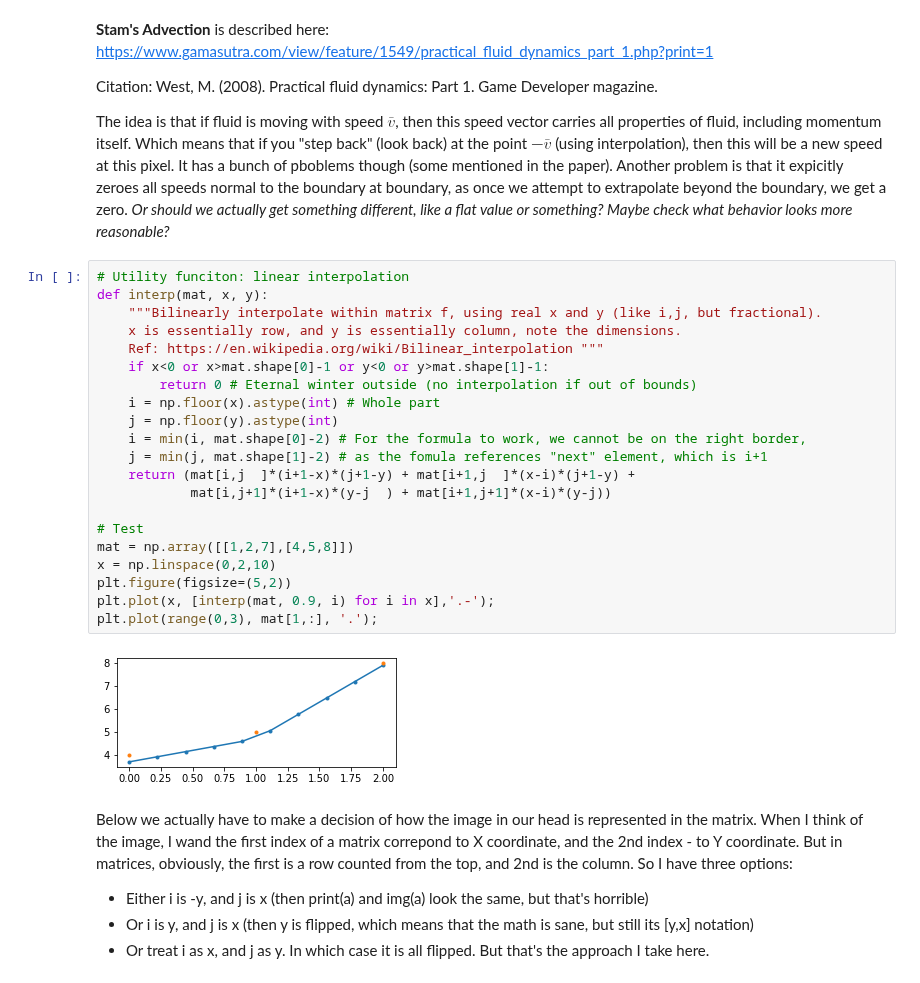
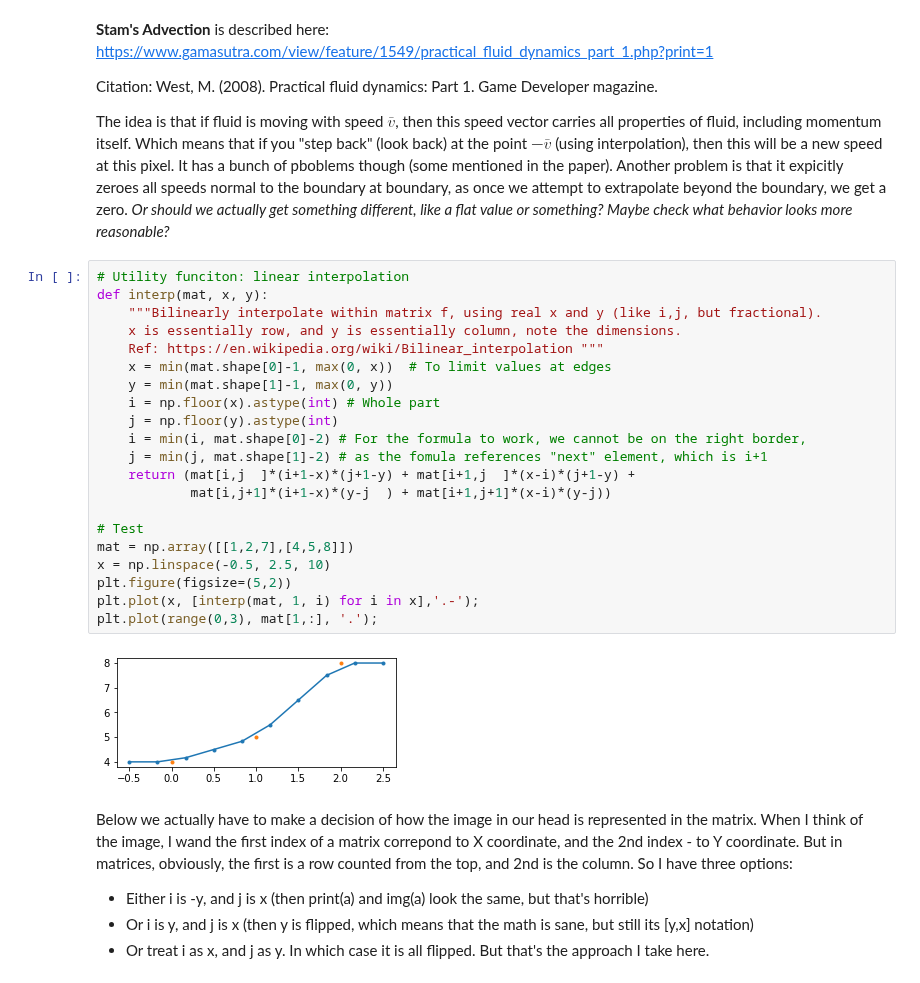
Before and after one commit to khakhalin/Sketches, a Jupyter notebook: dynamic_systems/fluid.ipynb, the cells around one changed output. Cells and saved outputs as stored; diff of their text form.

```diff
--- a/dynamic_systems/fluid.ipynb
+++ b/dynamic_systems/fluid.ipynb
@@ -175,26 +175,26 @@ The idea is that if fluid is moving with speed $\bar v$, then this speed vector
 # %%
 # Utility funciton: linear interpolation
 def interp(mat, x, y):
     """Bilinearly interpolate within matrix f, using real x and y (like i,j, but fractional).
     x is essentially row, and y is essentially column, note the dimensions.
     Ref: https://en.wikipedia.org/wiki/Bilinear_interpolation """
-    if x<0 or x>mat.shape[0]-1 or y<0 or y>mat.shape[1]-1:
-        return 0 # Eternal winter outside (no interpolation if out of bounds)
+    x = min(mat.shape[0]-1, max(0, x))  # To limit values at edges
+    y = min(mat.shape[1]-1, max(0, y))
     i = np.floor(x).astype(int) # Whole part
     j = np.floor(y).astype(int)
     i = min(i, mat.shape[0]-2) # For the formula to work, we cannot be on the right border,
     j = min(j, mat.shape[1]-2) # as the fomula references "next" element, which is i+1
     return (mat[i,j  ]*(i+1-x)*(j+1-y) + mat[i+1,j  ]*(x-i)*(j+1-y) +
             mat[i,j+1]*(i+1-x)*(y-j  ) + mat[i+1,j+1]*(x-i)*(y-j))
 
 # Test
 mat = np.array([[1,2,7],[4,5,8]])
-x = np.linspace(0,2,10)
+x = np.linspace(-0.5, 2.5, 10)
 plt.figure(figsize=(5,2))
-plt.plot(x, [interp(mat, 0.9, i) for i in x],'.-');
+plt.plot(x, [interp(mat, 1, i) for i in x],'.-');
 plt.plot(range(0,3), mat[1,:], '.');
 # %% [output]
-[figure, old version]
+[figure, new version]
 # %% [markdown]
 Below we actually have to make a decision of how the image in our head is represented in the matrix. When I think of the image, I wand the first index of a matrix correpond to X coordinate, and the 2nd index - to Y coordinate. But in matrices, obviously, the first is a row counted from the top, and 2nd is the column. So I have three options:
 * Either i is -y, and j is x (then print(a) and img(a) look the same, but that's horrible)
```
Also changed, not shown: parts of 1 cell of this notebook.
